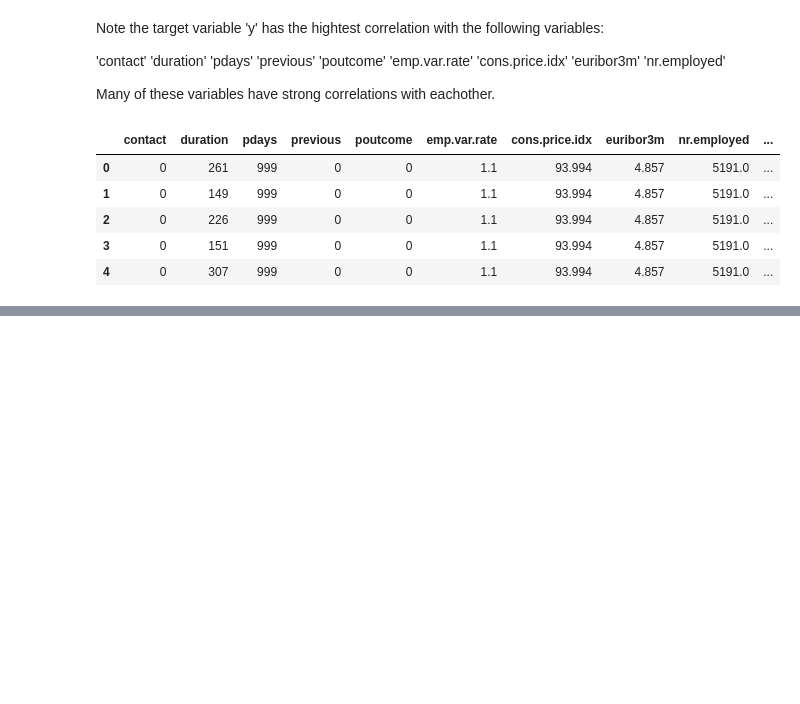
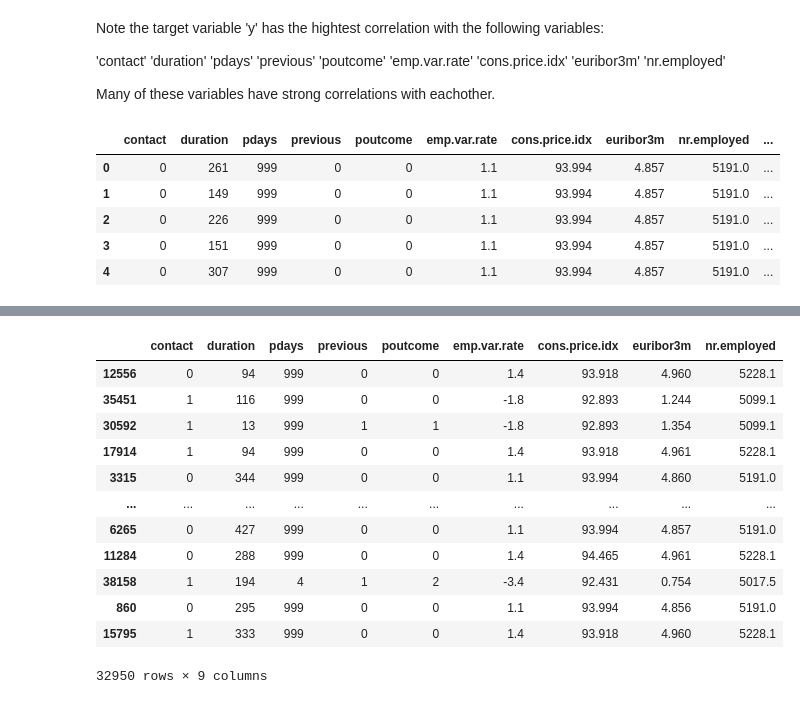
Before and after one commit to Dansah2/Dansah2_LogisticRegression_4GeeksProject, a Jupyter notebook: src/explore.ipynb, the cells around one changed output, grey strips where cells are left out. Drawn from its saved outputs; the diff is of its cells as text; code cells hidden in the pictures; blank space fills up the shorter version.

```diff
--- a/src/explore.ipynb
+++ b/src/explore.ipynb
@@ -242,3 +247,6 @@ model_data.head()
 | 2 | 0 | 226 | 999 | 0 | 0 | 1.1 | 93.994 | 4.857 | 5191.0 | ... |
 | 3 | 0 | 151 | 999 | 0 | 0 | 1.1 | 93.994 | 4.857 | 5191.0 | ... |
 | 4 | 0 | 307 | 999 | 0 | 0 | 1.1 | 93.994 | 4.857 | 5191.0 | ... |
+# %%
+X = model_data.drop('y', axis = 1)
+y = model_data['y']
@@ -244,0 +277,19 @@ model_data.head()
+# %%
+# create training and testing sets
+X_train, X_test, y_train, y_test = train_test_split(X, y, test_size=0.2, random_state=42)
+# %%
+X_train
+# %% [output]
+|  | contact | duration | pdays | previous | poutcome | emp.var.rate | cons.price.idx | euribor3m | nr.employed |
+| 12556 | 0 | 94 | 999 | 0 | 0 | 1.4 | 93.918 | 4.960 | 5228.1 |
+| 35451 | 1 | 116 | 999 | 0 | 0 | -1.8 | 92.893 | 1.244 | 5099.1 |
+| 30592 | 1 | 13 | 999 | 1 | 1 | -1.8 | 92.893 | 1.354 | 5099.1 |
+| 17914 | 1 | 94 | 999 | 0 | 0 | 1.4 | 93.918 | 4.961 | 5228.1 |
+| 3315 | 0 | 344 | 999 | 0 | 0 | 1.1 | 93.994 | 4.860 | 5191.0 |
+| ... | ... | ... | ... | ... | ... | ... | ... | ... | ... |
+| 6265 | 0 | 427 | 999 | 0 | 0 | 1.1 | 93.994 | 4.857 | 5191.0 |
+| 11284 | 0 | 288 | 999 | 0 | 0 | 1.4 | 94.465 | 4.961 | 5228.1 |
+| 38158 | 1 | 194 | 4 | 1 | 2 | -3.4 | 92.431 | 0.754 | 5017.5 |
+| 860 | 0 | 295 | 999 | 0 | 0 | 1.1 | 93.994 | 4.856 | 5191.0 |
+| 15795 | 1 | 333 | 999 | 0 | 0 | 1.4 | 93.918 | 4.960 | 5228.1 |
+32950 rows × 9 columns
```
Also changed, not shown: parts of 19 cells of this notebook, 1 other file.
